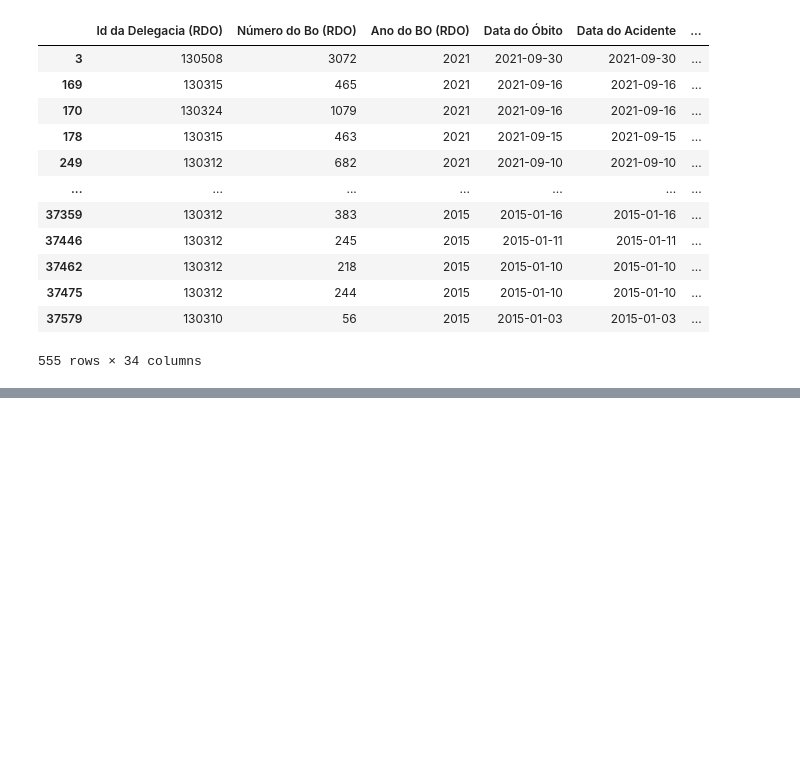
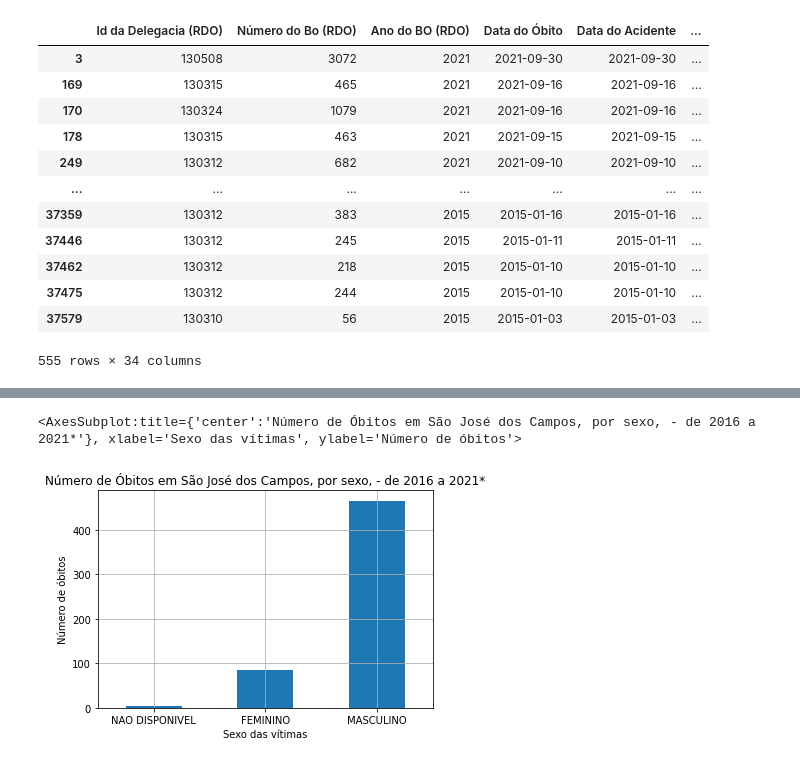
Before and after one commit to Caiiqef/acidentespublicos, a Jupyter notebook: acidentes_publicos.ipynb, the cells around one changed output, grey strips where cells are left out. Cells and saved outputs as stored; diff of their text form; code cells hidden in the pictures; blank space fills up the shorter version.

```diff
--- a/acidentes_publicos.ipynb
+++ b/acidentes_publicos.ipynb
@@ -83,0 +116,10 @@ df.query('Município == "SAO JOSE DOS CAMPOS"' and 'Sexo == "MASCULINO"')['Faixa
+# %%
+df.query('Município == "SAO JOSE DOS CAMPOS"')['Sexo'].value_counts(ascending=True).head(10).plot(kind="bar",
+                                                                                                         title="Número de Óbitos em São José dos Campos, por sexo, - de 2016 a 2021*",
+                                                                                                         xlabel="Sexo das vítimas",
+                                                                                                         ylabel="Número de óbitos",
+                                                                                                         rot=0,
+                                                                                                         grid=True)
+# %% [output]
+<AxesSubplot:title={'center':'Número de Óbitos em São José dos Campos, por sexo, - de 2016 a 2021*'}, xlabel='Sexo das vítimas', ylabel='Número de óbitos'>
+[figure, added]
```
Also changed, not shown: parts of 7 cells of this notebook.
